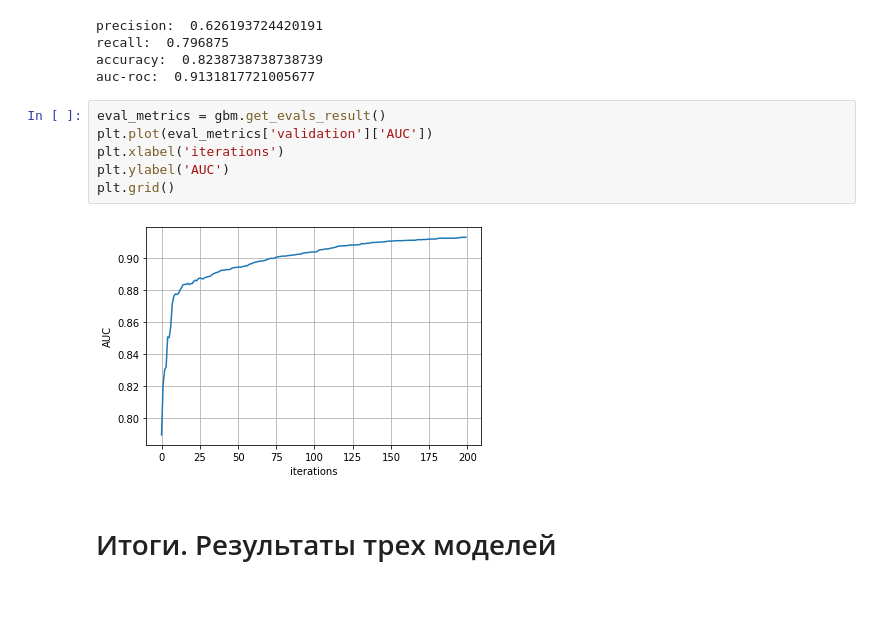
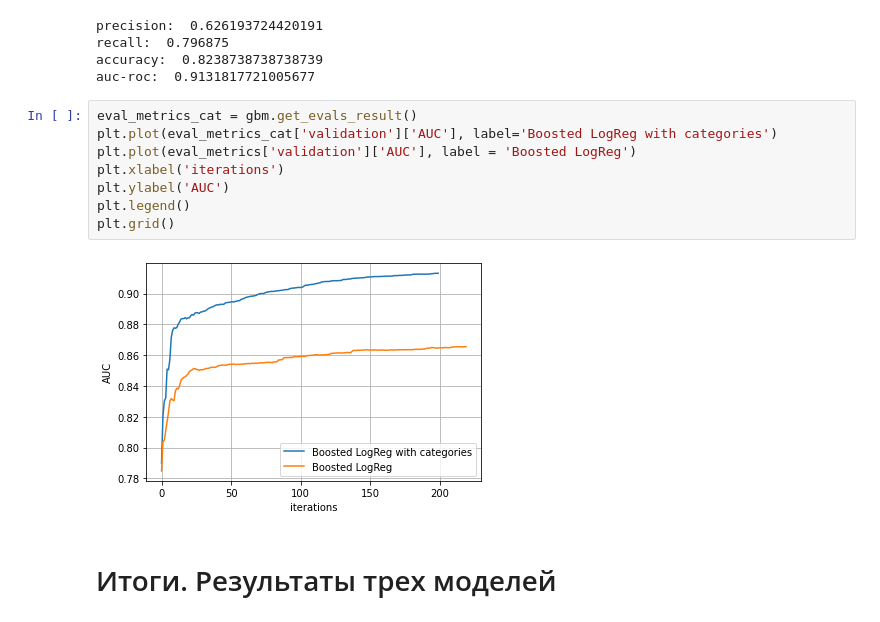
Before and after one commit to Vicyn666/IncomePredictionRBGroup1, a Jupyter notebook: Group1_Income_pred_Tasks1+2_25feb.ipynb, the cells around one changed output. Drawn from its saved outputs; the diff is of its cells as text.

Commit message:
Cosmetics
plotted validation AUC for Boosted LogReg and Boosted LogReg with categorial data in one plot

```diff
--- a/Group1_Income_pred_Tasks1+2_25feb.ipynb
+++ b/Group1_Income_pred_Tasks1+2_25feb.ipynb
@@ -748,13 +747,15 @@ recall:  0.796875
 accuracy:  0.8238738738738739
 auc-roc:  0.9131817721005677
 # %%
-eval_metrics = gbm.get_evals_result()
-plt.plot(eval_metrics['validation']['AUC'])
+eval_metrics_cat = gbm.get_evals_result()
+plt.plot(eval_metrics_cat['validation']['AUC'], label='Boosted LogReg with categories')
+plt.plot(eval_metrics['validation']['AUC'], label = 'Boosted LogReg')
 plt.xlabel('iterations')
 plt.ylabel('AUC')
+plt.legend()
 plt.grid()
 # %% [output]
-[figure, old version]
+[figure, new version]
 # %% [markdown]
 # Итоги. Результаты трех моделей
 # %% [markdown]
```
Also changed, not shown: parts of 3 cells of this notebook.
